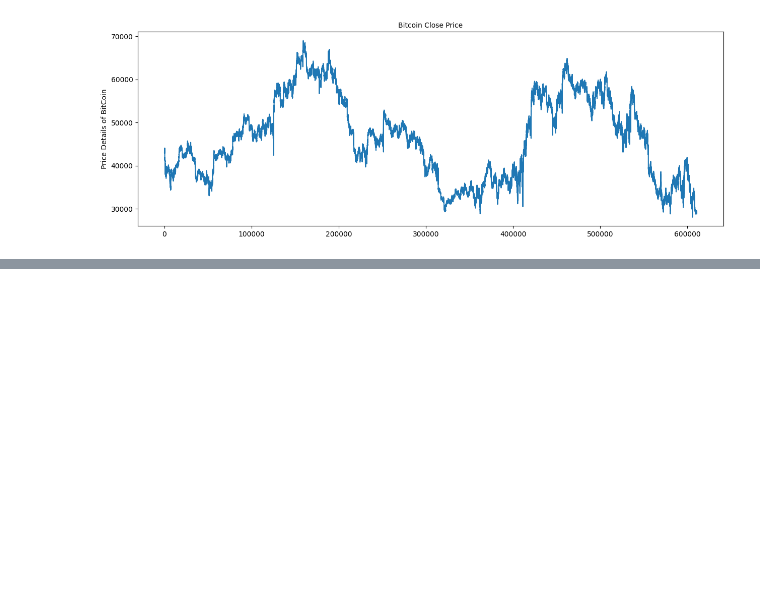
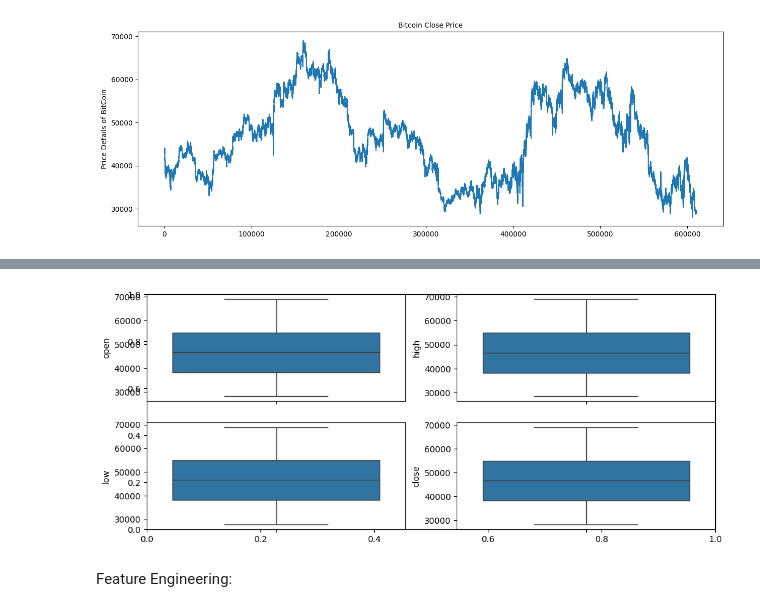
Before and after one commit to gmkumar1988/Data-Analytics-Projects, a Jupyter notebook: Bitcoin_Prediction.ipynb, the cells around one changed output, grey strips where cells are left out. Saved outputs shown, nothing was run; the diff lists cells and outputs as text; code cells hidden in the pictures; blank space fills up the shorter version.

```diff
--- a/Bitcoin_Prediction.ipynb
+++ b/Bitcoin_Prediction.ipynb
@@ -75,0 +103,10 @@ plt.show()
+# %%
+plt.subplots(figsize = (12,5))
+for i, col in enumerate(features):
+    plt.subplot(2,2, i+1)
+    sb.boxplot(bitcoin_dataset[col])
+plt.show()
+# %% [output]
+[figure, added]
+# %% [markdown]
+Feature Engineering:
```
Also changed, not shown: parts of 14 cells of this notebook.
